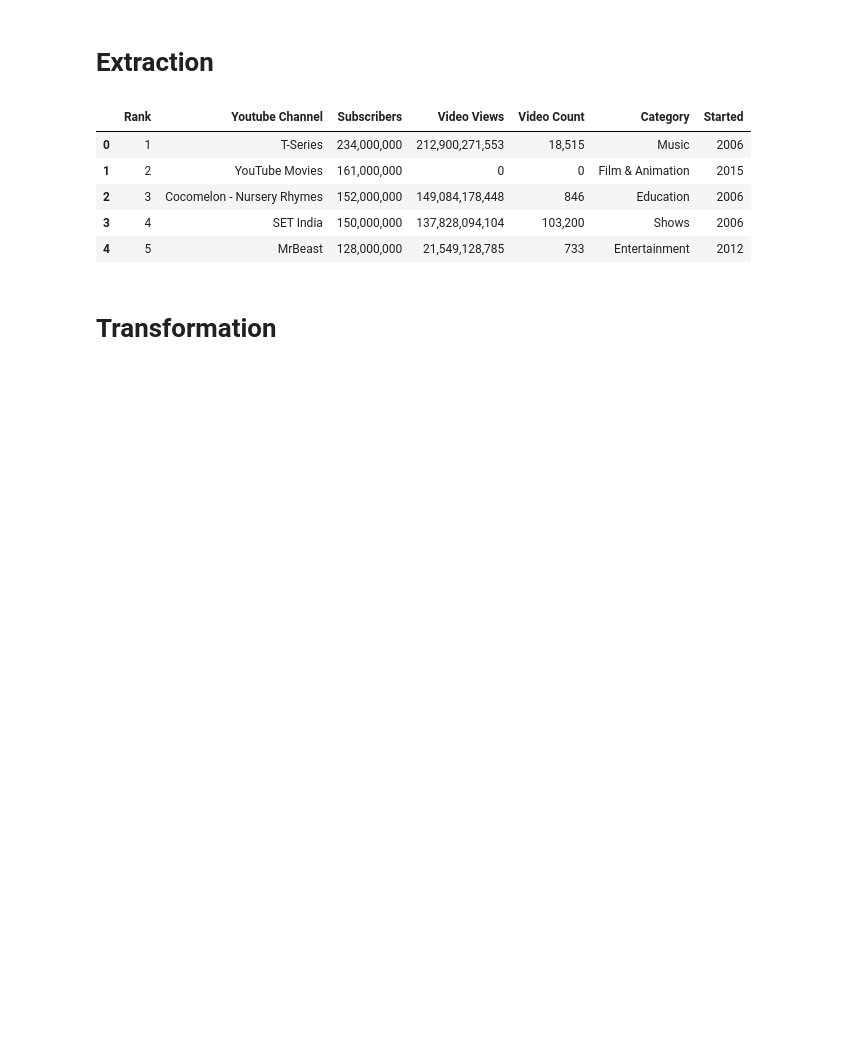
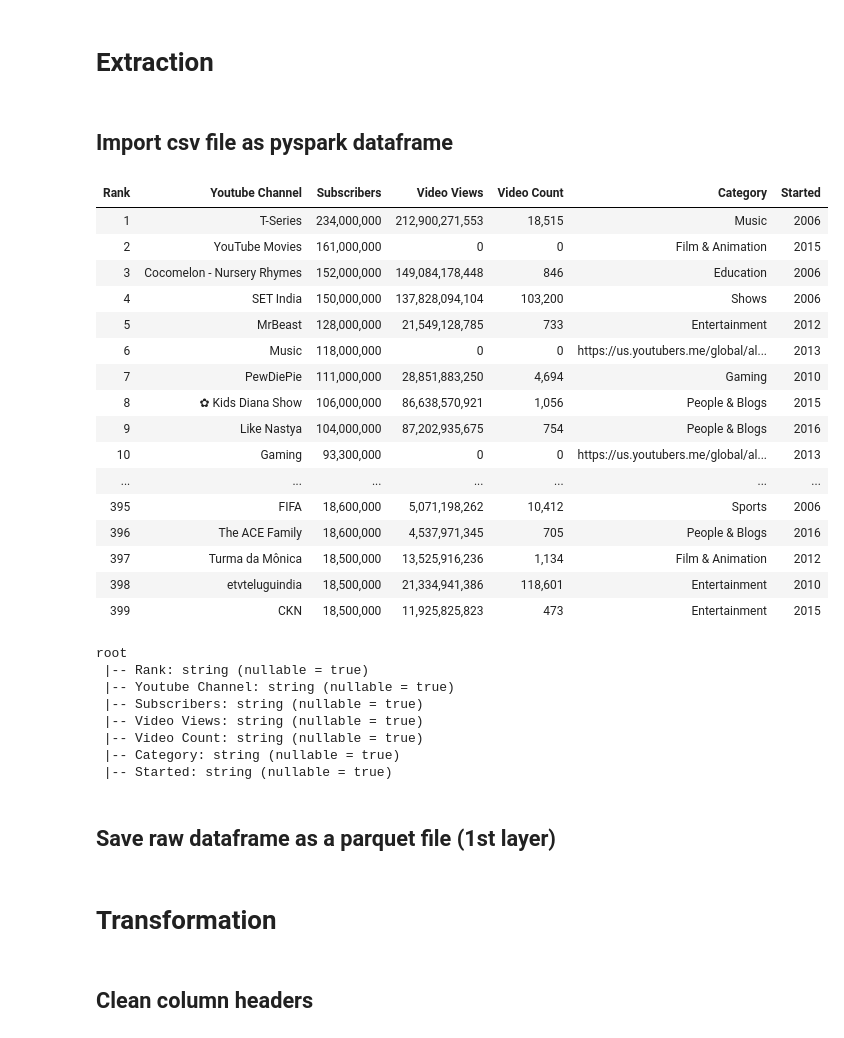
Before and after one commit to M4ppu/Big_Data_I_-_Trabalho_Final, a Jupyter notebook: projeto.ipynb, the cells around one changed output. Saved outputs shown, nothing was run; the diff lists cells and outputs as text; code cells hidden in the pictures; blank space fills up the shorter version.

```diff
--- a/projeto.ipynb
+++ b/projeto.ipynb
@@ -5,15 +23,50 @@ import pandas as pd
 # %% [markdown]
 # Extraction
-# %%
-# Import CSV file as a pandas dataframe
-df = pd.read_csv('./data/topSubscribed.csv')
-
-# Show dataframe head
-df.head()
-# %% [output]
-|  | Rank | Youtube Channel | Subscribers | Video Views | Video Count | Category | Started |
-| 0 | 1 | T-Series | 234,000,000 | 212,900,271,553 | 18,515 | Music | 2006 |
-| 1 | 2 | YouTube Movies | 161,000,000 | 0 | 0 | Film & Animation | 2015 |
-| 2 | 3 | Cocomelon - Nursery Rhymes | 152,000,000 | 149,084,178,448 | 846 | Education | 2006 |
-| 3 | 4 | SET India | 150,000,000 | 137,828,094,104 | 103,200 | Shows | 2006 |
-| 4 | 5 | MrBeast | 128,000,000 | 21,549,128,785 | 733 | Entertainment | 2012 |
+# %% [markdown]
+## Import csv file as pyspark dataframe
+# %%
+# Set options for spark .read()
+path_to_csv = '/FileStore/tables/topSubscribed.csv'
+
+# Read csv file to spark dataframe
+df = spark\
+    .read\
+    .format('csv')\
+    .option('inferSchema', 'false')\
+    .option('header', 'true')\
+    .option('sep', ',')\
+    .load(path_to_csv)
+
+# Display raw dataframe data
+display(df)
+
+# Print raw dataframe schema
+df.printSchema()
+# %% [output]
+| Rank | Youtube Channel | Subscribers | Video Views | Video Count | Category | Started |
+| 1 | T-Series | 234,000,000 | 212,900,271,553 | 18,515 | Music | 2006 |
+| 2 | YouTube Movies | 161,000,000 | 0 | 0 | Film & Animation | 2015 |
+| 3 | Cocomelon - Nursery Rhymes | 152,000,000 | 149,084,178,448 | 846 | Education | 2006 |
+| 4 | SET India | 150,000,000 | 137,828,094,104 | 103,200 | Shows | 2006 |
+| 5 | MrBeast | 128,000,000 | 21,549,128,785 | 733 | Entertainment | 2012 |
+| 6 | Music | 118,000,000 | 0 | 0 | https://us.youtubers.me/global/al... | 2013 |
+| 7 | PewDiePie | 111,000,000 | 28,851,883,250 | 4,694 | Gaming | 2010 |
+| 8 | ✿ Kids Diana Show | 106,000,000 | 86,638,570,921 | 1,056 | People & Blogs | 2015 |
+| 9 | Like Nastya | 104,000,000 | 87,202,935,675 | 754 | People & Blogs | 2016 |
+| 10 | Gaming | 93,300,000 | 0 | 0 | https://us.youtubers.me/global/al... | 2013 |
+| ... | ... | ... | ... | ... | ... | ... |
+| 395 | FIFA | 18,600,000 | 5,071,198,262 | 10,412 | Sports | 2006 |
+| 396 | The ACE Family | 18,600,000 | 4,537,971,345 | 705 | People & Blogs | 2016 |
+| 397 | Turma da Mônica | 18,500,000 | 13,525,916,236 | 1,134 | Film & Animation | 2012 |
+| 398 | etvteluguindia | 18,500,000 | 21,334,941,386 | 118,601 | Entertainment | 2010 |
+| 399 | CKN | 18,500,000 | 11,925,825,823 | 473 | Entertainment | 2015 |
+root
+ |-- Rank: string (nullable = true)
+ |-- Youtube Channel: string (nullable = true)
+ |-- Subscribers: string (nullable = true)
+ |-- Video Views: string (nullable = true)
+ |-- Video Count: string (nullable = true)
+ |-- Category: string (nullable = true)
+ |-- Started: string (nullable = true)
+# %% [markdown]
+## Save raw dataframe as a parquet file (1st layer)
@@ -65,0 +80,2 @@ for value in df['started']:
+# %% [markdown]
+## Clean column headers
```
Also changed, not shown: parts of 24 cells of this notebook, 1 other file.
